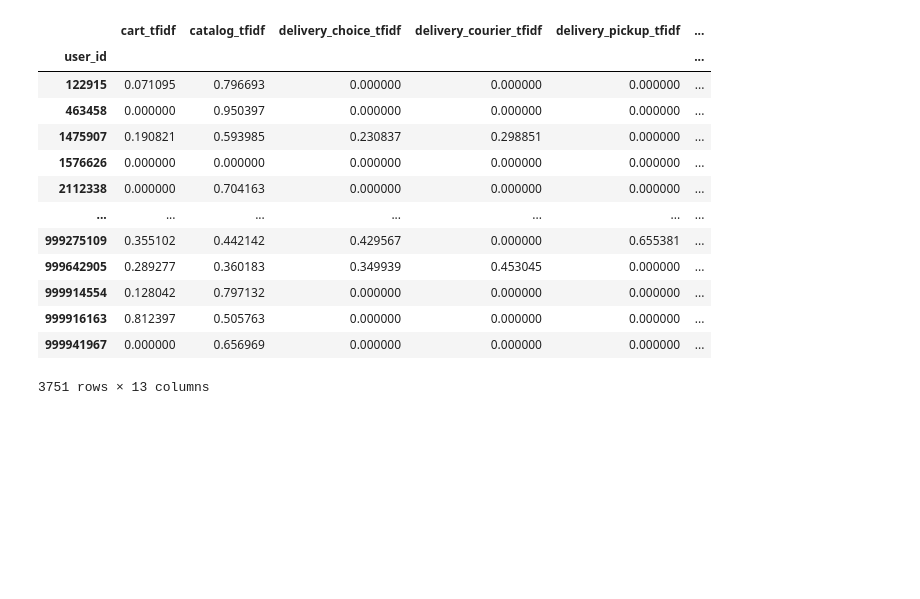
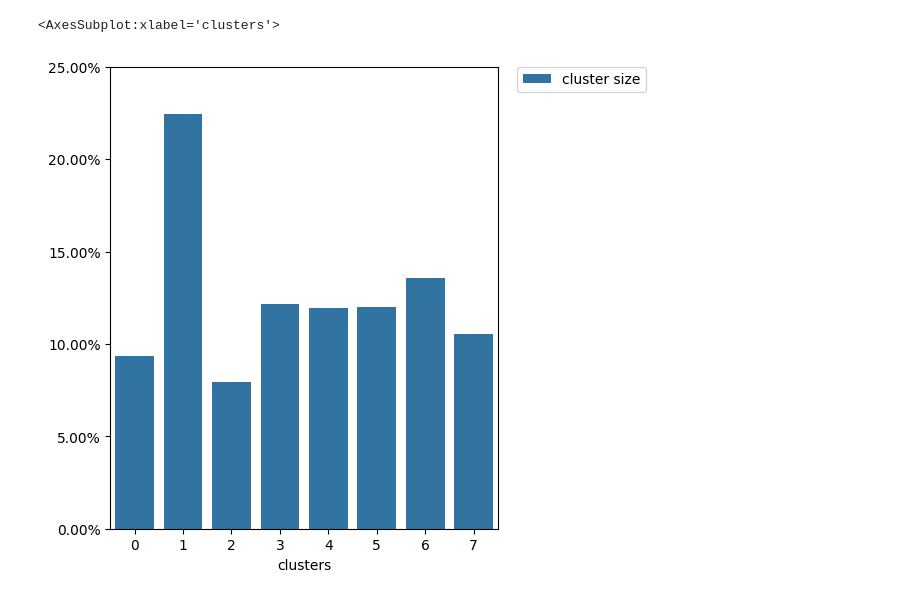
Before and after one commit to retentioneering/retentioneering-tools, a Jupyter notebook: examples/09_clusters.ipynb, the cells around one changed output. Drawn from its saved outputs; the diff is of its cells as text; code cells hidden in the pictures; blank space fills up the shorter version.

```diff
--- a/examples/09_clusters.ipynb
+++ b/examples/09_clusters.ipynb
@@ -6,19 +6,7 @@ from src.eventstream import Eventstream, RawDataSchema
 from src import datasets
 test_stream: Eventstream = datasets.load_simple_shop()
 # %%
-test_stream.clusters.extract_features()
+test_stream.clusters.create_clusters()
 # %% [output]
-|  | cart_tfidf | catalog_tfidf | delivery_choice_tfidf | delivery_courier_tfidf | delivery_pickup_tfidf | ... |
-| user_id |  |  |  |  |  | ... |
-| 122915 | 0.071095 | 0.796693 | 0.000000 | 0.000000 | 0.000000 | ... |
-| 463458 | 0.000000 | 0.950397 | 0.000000 | 0.000000 | 0.000000 | ... |
-| 1475907 | 0.190821 | 0.593985 | 0.230837 | 0.298851 | 0.000000 | ... |
-| 1576626 | 0.000000 | 0.000000 | 0.000000 | 0.000000 | 0.000000 | ... |
-| 2112338 | 0.000000 | 0.704163 | 0.000000 | 0.000000 | 0.000000 | ... |
-| ... | ... | ... | ... | ... | ... | ... |
-| 999275109 | 0.355102 | 0.442142 | 0.429567 | 0.000000 | 0.655381 | ... |
-| 999642905 | 0.289277 | 0.360183 | 0.349939 | 0.453045 | 0.000000 | ... |
-| 999914554 | 0.128042 | 0.797132 | 0.000000 | 0.000000 | 0.000000 | ... |
-| 999916163 | 0.812397 | 0.505763 | 0.000000 | 0.000000 | 0.000000 | ... |
-| 999941967 | 0.000000 | 0.656969 | 0.000000 | 0.000000 | 0.000000 | ... |
-3751 rows × 13 columns
+<AxesSubplot:xlabel='clusters'>
+[figure, added]
```
Also changed, not shown: parts of 3 cells of this notebook, 1 other file.
